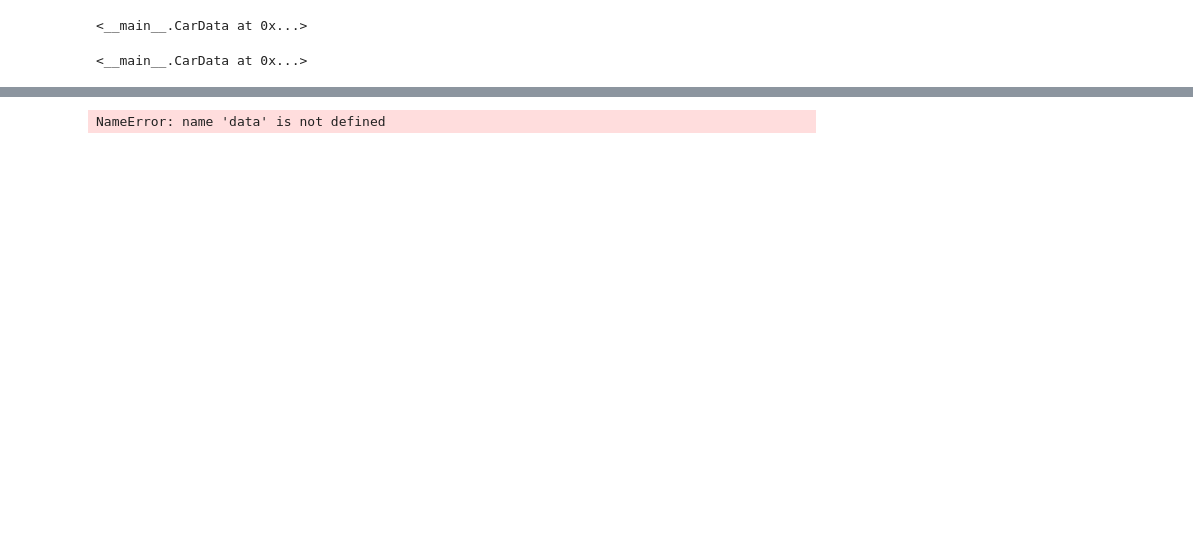
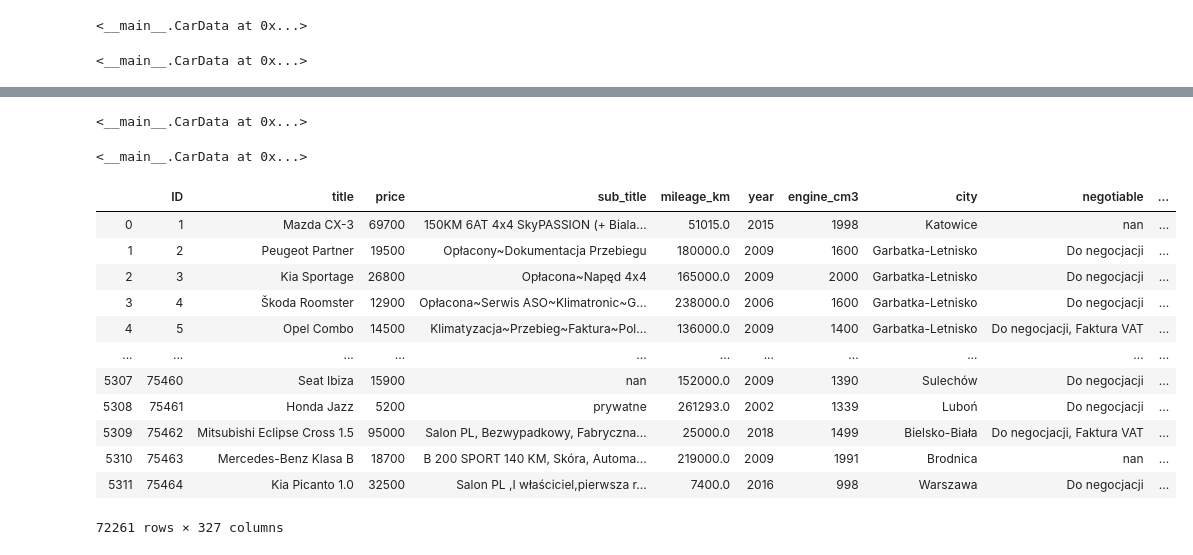
Before and after one commit to TomekQ13/Car_purchase, a Jupyter notebook: car_purchase.ipynb, the cells around one changed output, grey strips where cells are left out. Cells and saved outputs as stored; diff of their text form; code cells hidden in the pictures; blank space fills up the shorter version.

```diff
--- a/car_purchase.ipynb
+++ b/car_purchase.ipynb
@@ -39,7 +41,7 @@ def ListNoDups(mylist):
 
 def CleanList(list_to_clean, len_less_than = 3):
     cleaned_list = [x for x in list_to_clean if str(x) != 'nan' and len(x) >= len_less_than ]
-    return clean_list
+    return cleaned_list
 
 class CarData:
 
@@ -266,14 +268,18 @@ class CarData:
             print(self.data.groupby(self.data[variable[1]])['price'].describe())
             #the variables need further preprocessing
 
-    def add_dummies(self, categorical_list, columns_to_check, delete_from_strings = 'yes', delete_column = 'no'):
+    def add_dummies(self, columns_to_check, categorical_list = '_NULL_', delete_from_strings = 'yes', delete_column = 'no'):
         #adds dummmies from cat_list, checks in every column of columns_to_check
+
         for column in enumerate(columns_to_check):
+            if categorical_list == '_NULL_':
+                categorical_list = data.data[column[1]].unique().tolist()
+
             for category in enumerate(categorical_list):
                 col_name = column[1] + '_' + category[1]
                 self.data[col_name] = self.data[column[1]].str.contains(category[1]).astype('int')
 
-                #append newly craeted varaibles to categorical variables
+                #append newly craeted variables to categorical variables
                 if self.data[col_name].sum() > 0:
                     self.categorical_variables.append(col_name)
                 else:
@@ -283,8 +289,9 @@ class CarData:
                 if delete_from_strings == 'yes':
                     self.data[column[1]] = self.data[column[1]].apply(lambda x: x.replace(category[1], ''))
 
-                if delete_column == 'yes':
-                    self.data.drop(columns = column, inplace = True)
+            #delete the column
+            if delete_column == 'yes':
+                self.data.drop(columns = column[1], inplace = True)
 
         return self
 
@@ -307,7 +314,7 @@ class CarData:
             if delete_from_column == 'yes':
                 self.data[column] = self.data[column].apply(lambda x: x.replace(category[1], ''))
 
-            if delete_column == 'yes':
+            if delete_concat_column == 'yes':
                 self.data.drop(columns = column, inplace = True)
 
         return self
@@ -372,7 +379,7 @@ class CarData:
     # independence tests for a list of variable e.g. corpus
         final_df = pd.DataFrame(columns = ['variable', 'mean_1', 'mean_0', 'count_1', 'count_0'])
 
-       # for variable in enumerate(list_of_variables):
+        for variable in enumerate(list_of_variables):
             #debug
             #print(str(variable)+' done')
 
@@ -402,14 +409,13 @@ class CarData:
 
 
 
-
         final_df['mean_diff'] = abs(final_df['mean_1'] - final_df['mean_0'])
         final_df = final_df.sort_values(by = 'mean_diff', ascending = False).reset_index()
         final_df.drop(columns = 'index', inplace = True)
 
         date = datetime.date(datetime.now())
 
-        final_df.to_csv('analyse_variables_'+date+'.csv')
+        final_df.to_csv('analyse_variables_'+str(date)+'.csv')
 
         return final_df
 
@@ -439,7 +445,7 @@ corpus = x.make_corpus()
 # %%
 analysis = x.analyse_variables(corpus, discard = 0.01)
 # %%
-#analysis = pd.read_csv('analyse_variables_results.csv', index_col=0)
+analysis = pd.read_csv('analyse_variables_results.csv', index_col=0)
 # %%
 variables = analysis['variable'].values.tolist()
 cleaned_variables = CleanList(list_to_clean = variables, len_less_than = 3)
@@ -450,5 +465,27 @@ data.add_dummies2(cleaned_variables)
+# %%
+data.add_dummies(columns_to_check = ['engine_type'],  delete_column = 'yes')
+# %% [output]
+<__main__.CarData at 0x...>
+# %%
+data.add_dummies(columns_to_check = ['province'], delete_column = 'yes')
+# %% [output]
+<__main__.CarData at 0x...>
+# %%
+data.data
+# %% [output]
+|  | ID | title | price | sub_title | mileage_km | year | engine_cm3 | city | negotiable | ... |
+| 0 | 1 | Mazda CX-3 | 69700 | 150KM 6AT 4x4 SkyPASSION (+ Biala... | 51015.0 | 2015 | 1998 | Katowice | nan | ... |
+| 1 | 2 | Peugeot Partner | 19500 | Opłacony~Dokumentacja Przebiegu | 180000.0 | 2009 | 1600 | Garbatka-Letnisko | Do negocjacji | ... |
+| 2 | 3 | Kia Sportage | 26800 | Opłacona~Napęd 4x4 | 165000.0 | 2009 | 2000 | Garbatka-Letnisko | Do negocjacji | ... |
+| 3 | 4 | Škoda Roomster | 12900 | Opłacona~Serwis ASO~Klimatronic~G... | 238000.0 | 2006 | 1600 | Garbatka-Letnisko | Do negocjacji | ... |
+| 4 | 5 | Opel Combo | 14500 | Klimatyzacja~Przebieg~Faktura~Pol... | 136000.0 | 2009 | 1400 | Garbatka-Letnisko | Do negocjacji, Faktura VAT | ... |
+| ... | ... | ... | ... | ... | ... | ... | ... | ... | ... | ... |
+| 5307 | 75460 | Seat Ibiza | 15900 | nan | 152000.0 | 2009 | 1390 | Sulechów | Do negocjacji | ... |
+| 5308 | 75461 | Honda Jazz | 5200 | prywatne | 261293.0 | 2002 | 1339 | Luboń | Do negocjacji | ... |
+| 5309 | 75462 | Mitsubishi Eclipse Cross 1.5 | 95000 | Salon PL, Bezwypadkowy, Fabryczna... | 25000.0 | 2018 | 1499 | Bielsko-Biała | Do negocjacji, Faktura VAT | ... |
+| 5310 | 75463 | Mercedes-Benz Klasa B | 18700 | B 200 SPORT 140 KM, Skóra, Automa... | 219000.0 | 2009 | 1991 | Brodnica | nan | ... |
+| 5311 | 75464 | Kia Picanto 1.0 | 32500 | Salon PL ,I właściciel,pierwsza r... | 7400.0 | 2016 | 998 | Warszawa | Do negocjacji | ... |
+72261 rows × 327 columns
 # %%
 date = datetime.date(datetime.now())
-data.data.to_csv('data_'+date+'.csv')
+data.data.to_csv('data_'+str(date)+'.csv')
-# %% [output]
-NameError: name 'data' is not defined
```
Also changed, not shown: parts of 15 cells of this notebook.
